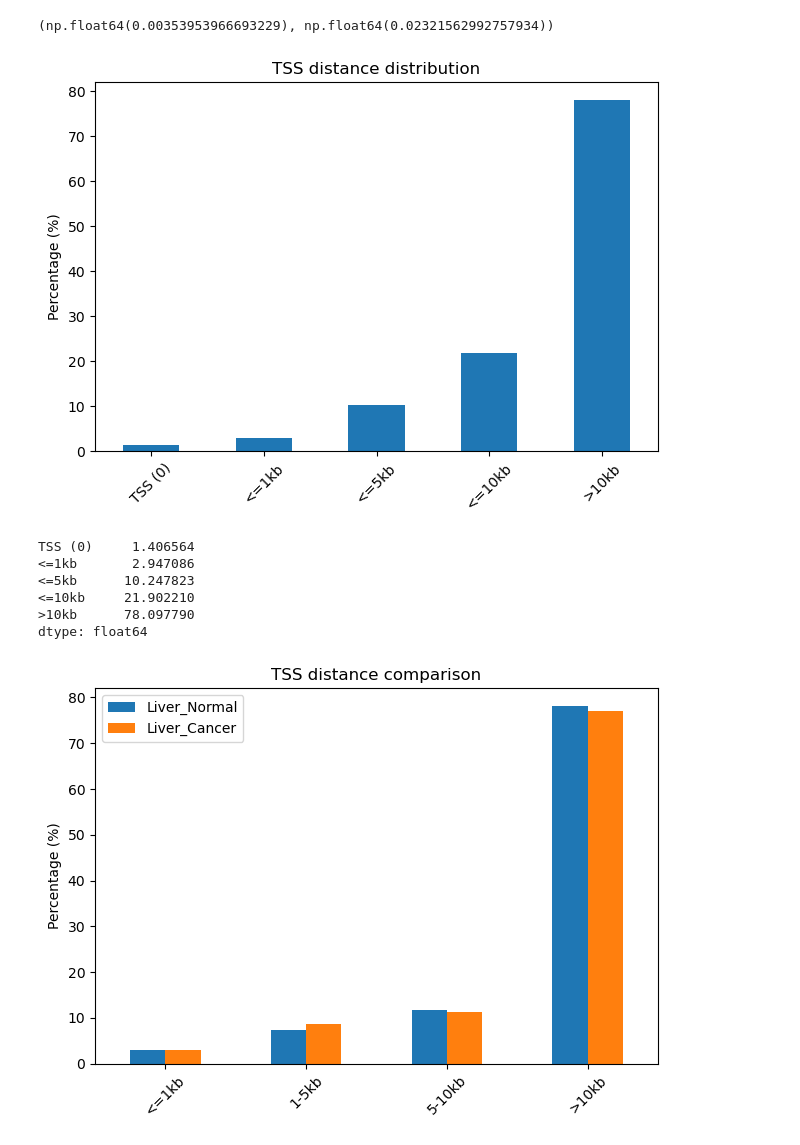
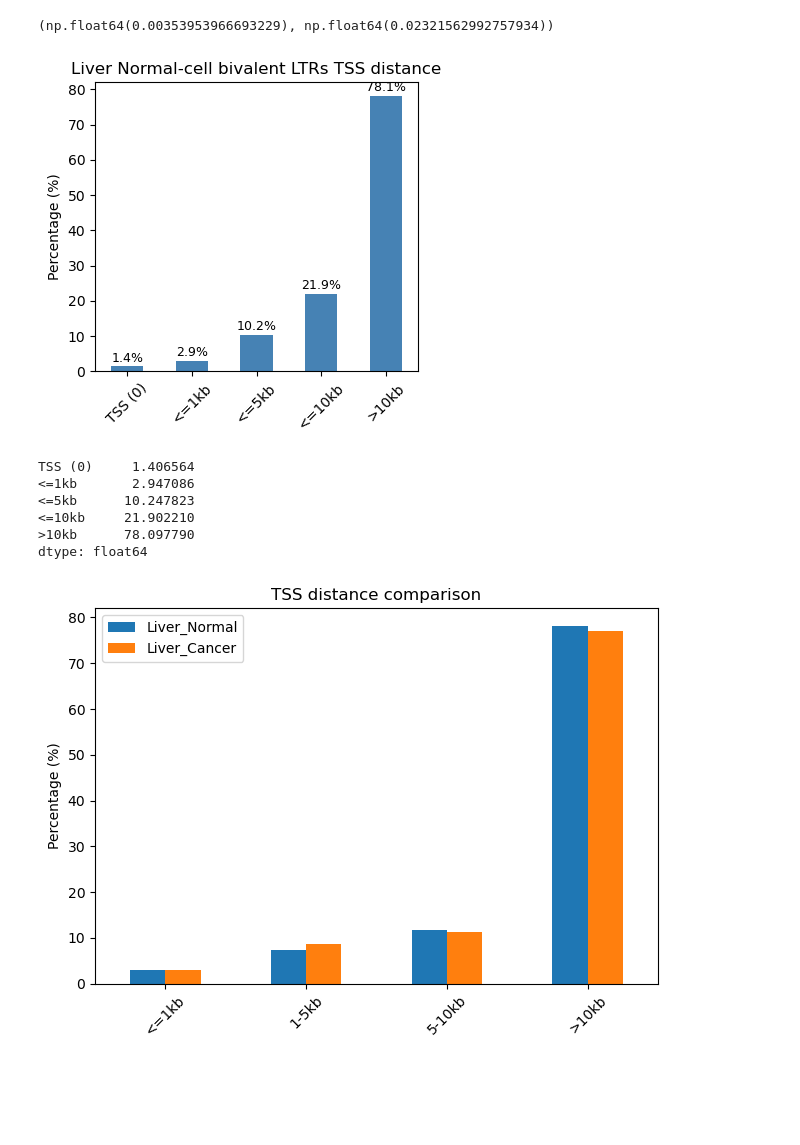
Before and after one commit to caocao0525/HERV, a Jupyter notebook: herv_util_test.ipynb, the cells around one changed output. Cells and saved outputs as stored; diff of their text form; code cells hidden in the pictures; blank space fills up the shorter version.

```diff
--- a/herv_util_test.ipynb
+++ b/herv_util_test.ipynb
@@ -876,7 +862,34 @@ df_merged["biv_normal"].mean(), df_merged["biv_cancer"].mean()
 # %% [output]
 (np.float64(0.00353953966693229), np.float64(0.02321562992757934))
 # %%
-def plot_tss_distance_categories(df, title="TSS distance distribution"):
+def plot_tss_distance_categories(
+    df,
+    title="TSS distance distribution",
+    color="steelblue",
+    figsize=(6, 4),
+    annotate=True
+):
+    """
+    Plot TSS distance category distribution as a bar chart.
+
+    Parameters
+    ----------
+    df : pd.DataFrame
+        Must contain column 'tss_distance'
+
+    title : str
+        Plot title
+
+    color : str or list
+        Bar color (single color or list of colors)
+
+    figsize : tuple
+        Figure size (width, height)
+
+    annotate : bool
+        Whether to show percentage labels on bars
+    """
+
     import pandas as pd
     import matplotlib.pyplot as plt
 
@@ -888,25 +901,30 @@ def plot_tss_distance_categories(df, title="TSS distance distribution"):
         "<=5kb": (dist <= 5000).mean(),
         "<=10kb": (dist <= 10000).mean(),
         ">10kb": (dist > 10000).mean()
-    })
+    }) * 100
 
-    categories = categories * 100
+    plt.figure(figsize=figsize)
 
-    plt.figure()
-    categories.plot(kind="bar")
+    ax = categories.plot(kind="bar", color=color)
 
     plt.ylabel("Percentage (%)")
     plt.title(title)
     plt.xticks(rotation=45)
+
+    # optional annotations
+    if annotate:
+        for i, v in enumerate(categories.values):
+            ax.text(i, v + 0.5, f"{v:.1f}%", ha="center", va="bottom", fontsize=9)
+
     plt.tight_layout()
     plt.show()
 
     return categories
 # %%
-categories_normal_liver=plot_tss_distance_categories(biv_normal_annot)
+categories_normal_liver=plot_tss_distance_categories(biv_normal_annot, title="Liver Normal-cell bivalent LTRs TSS distance", color="steelblue", figsize=(4, 4),)
 categories_normal_liver
 # %% [output]
-[figure, old version]
+[figure, new version]
 TSS (0)     1.406564
 <=1kb       2.947086
 <=5kb      10.247823
```
Also changed, not shown: parts of 18 cells of this notebook.
